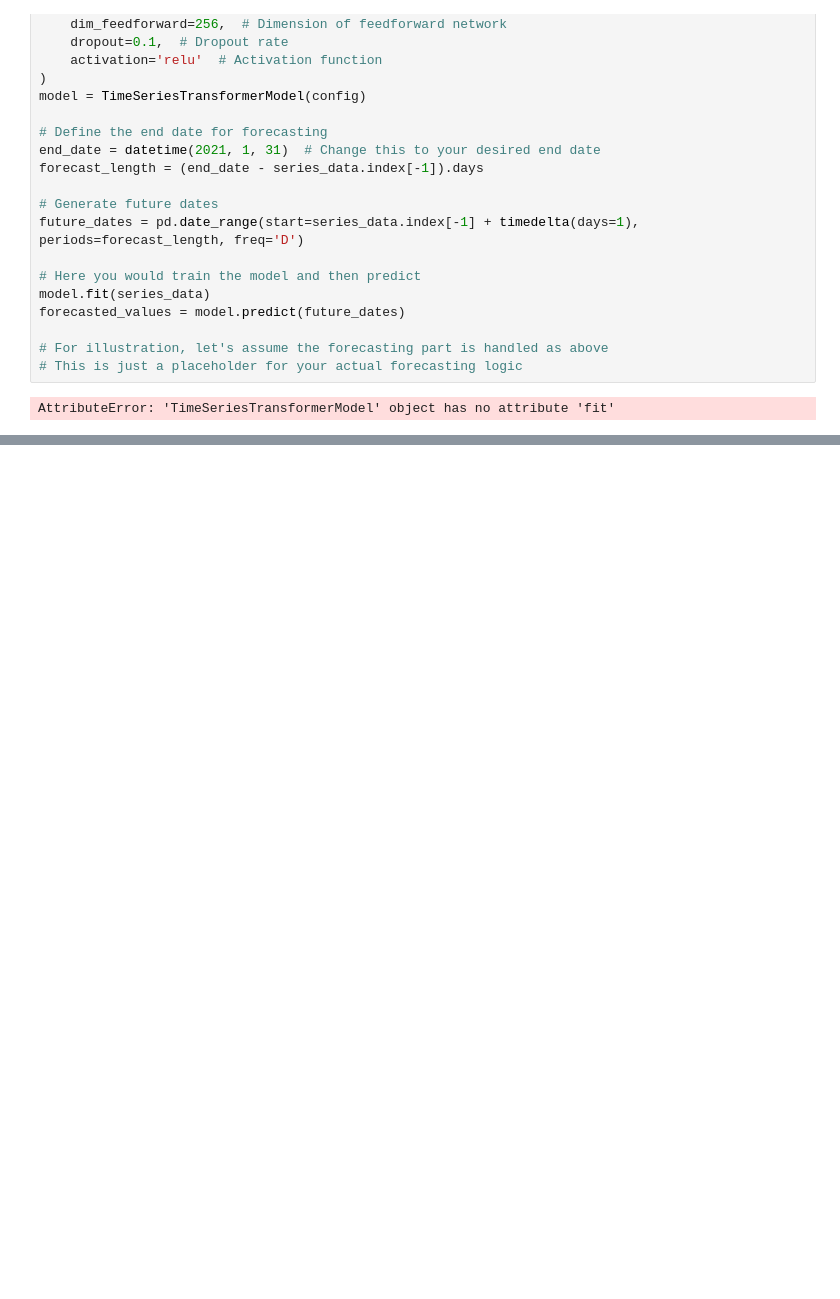
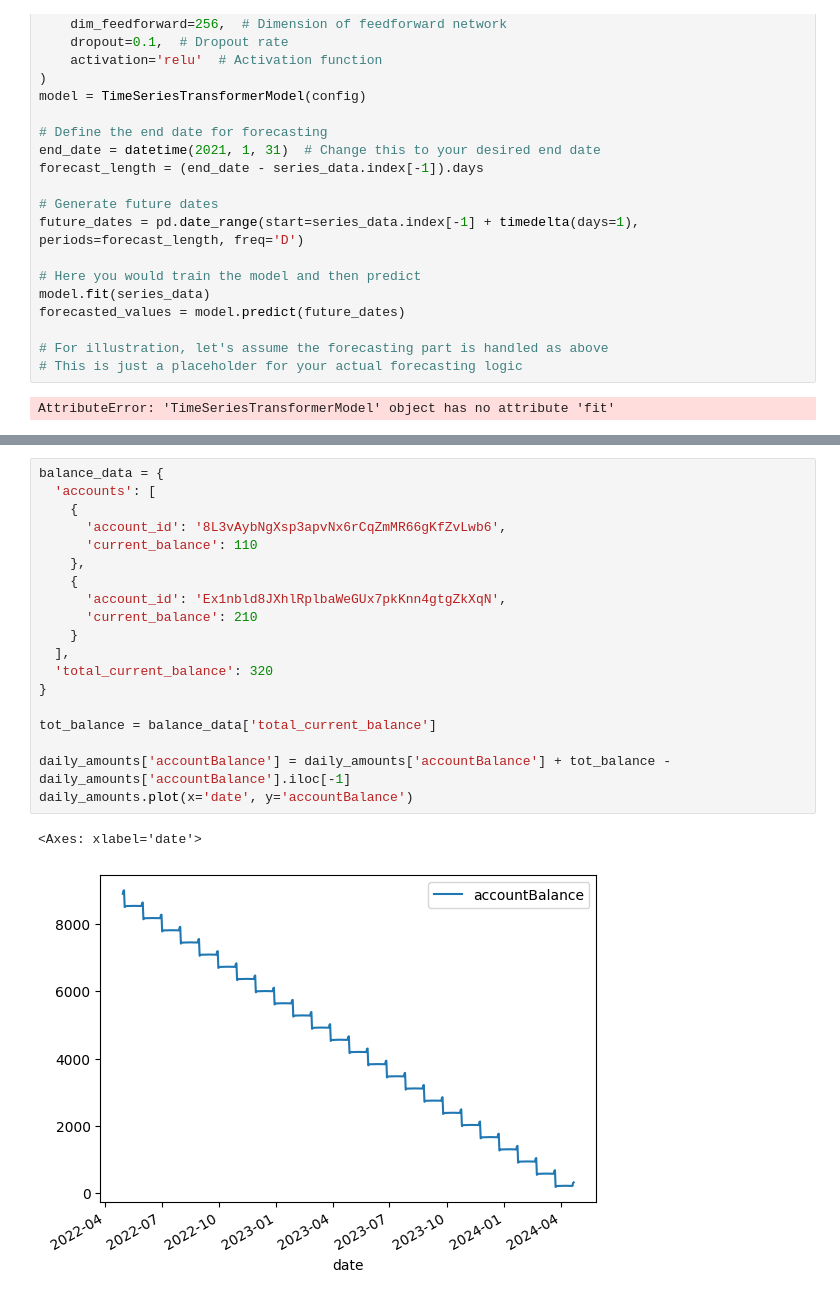
Before and after one commit to EthanChoukroun/Reach_Plaid, a Jupyter notebook: ML/transfo_ts.ipynb, the cells around one changed output, grey strips where cells are left out. Saved outputs shown, nothing was run; the diff lists cells and outputs as text; blank space fills up the shorter version.

```diff
--- a/ML/transfo_ts.ipynb
+++ b/ML/transfo_ts.ipynb
@@ -77,0 +111,22 @@ AttributeError: 'TimeSeriesTransformerModel' object has no attribute 'fit'
+# %%
+balance_data = {
+  'accounts': [
+    {
+      'account_id': '8L3vAybNgXsp3apvNx6rCqZmMR66gKfZvLwb6',
+      'current_balance': 110
+    },
+    {
+      'account_id': 'Ex1nbld8JXhlRplbaWeGUx7pkKnn4gtgZkXqN',
+      'current_balance': 210
+    }
+  ],
+  'total_current_balance': 320
+}
+
+tot_balance = balance_data['total_current_balance']
+
+daily_amounts['accountBalance'] = daily_amounts['accountBalance'] + tot_balance - daily_amounts['accountBalance'].iloc[-1]
+daily_amounts.plot(x='date', y='accountBalance')
+# %% [output]
+<Axes: xlabel='date'>
+[figure, added]
```
Also changed, not shown: parts of 1 cell of this notebook, 4 other files.
